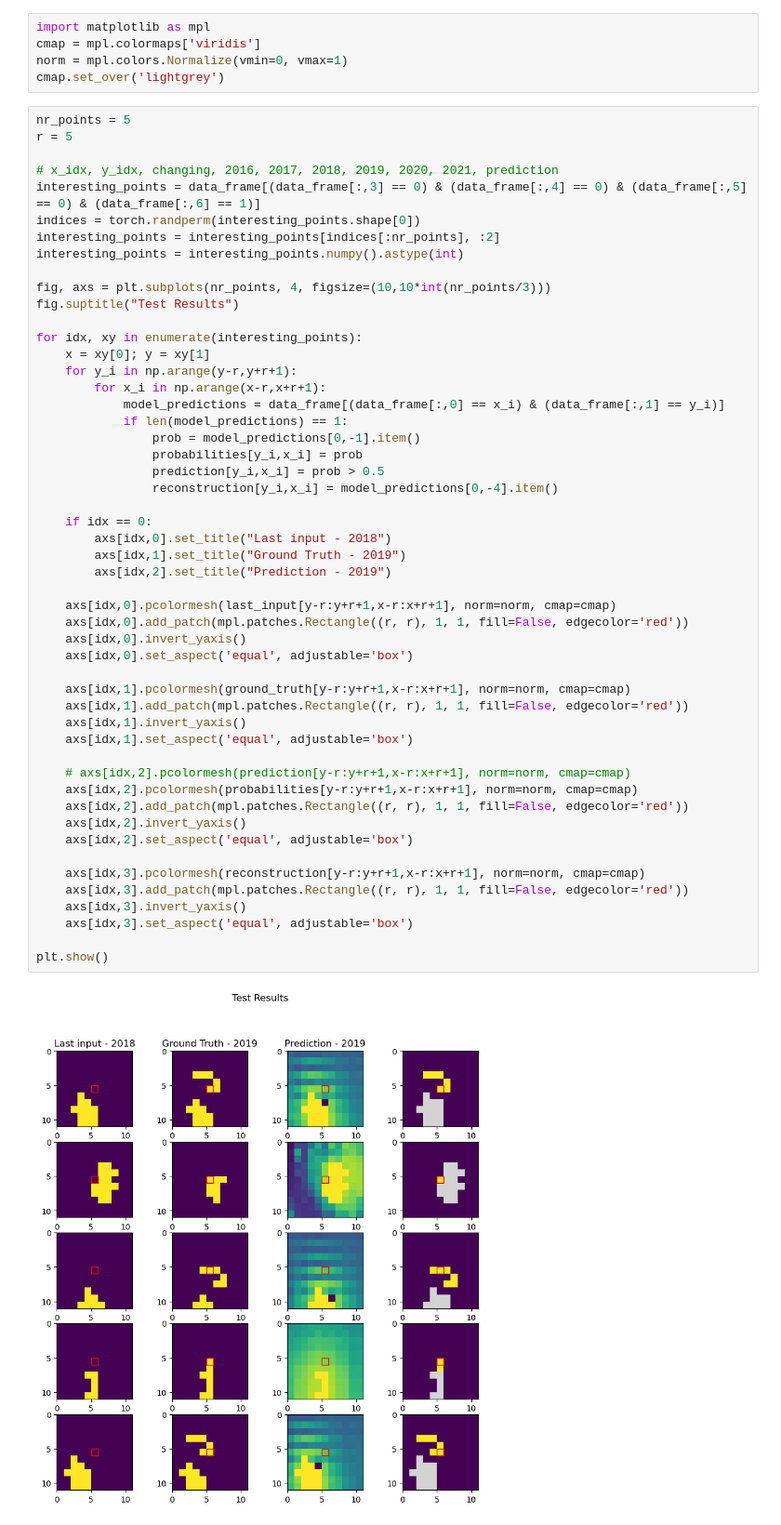
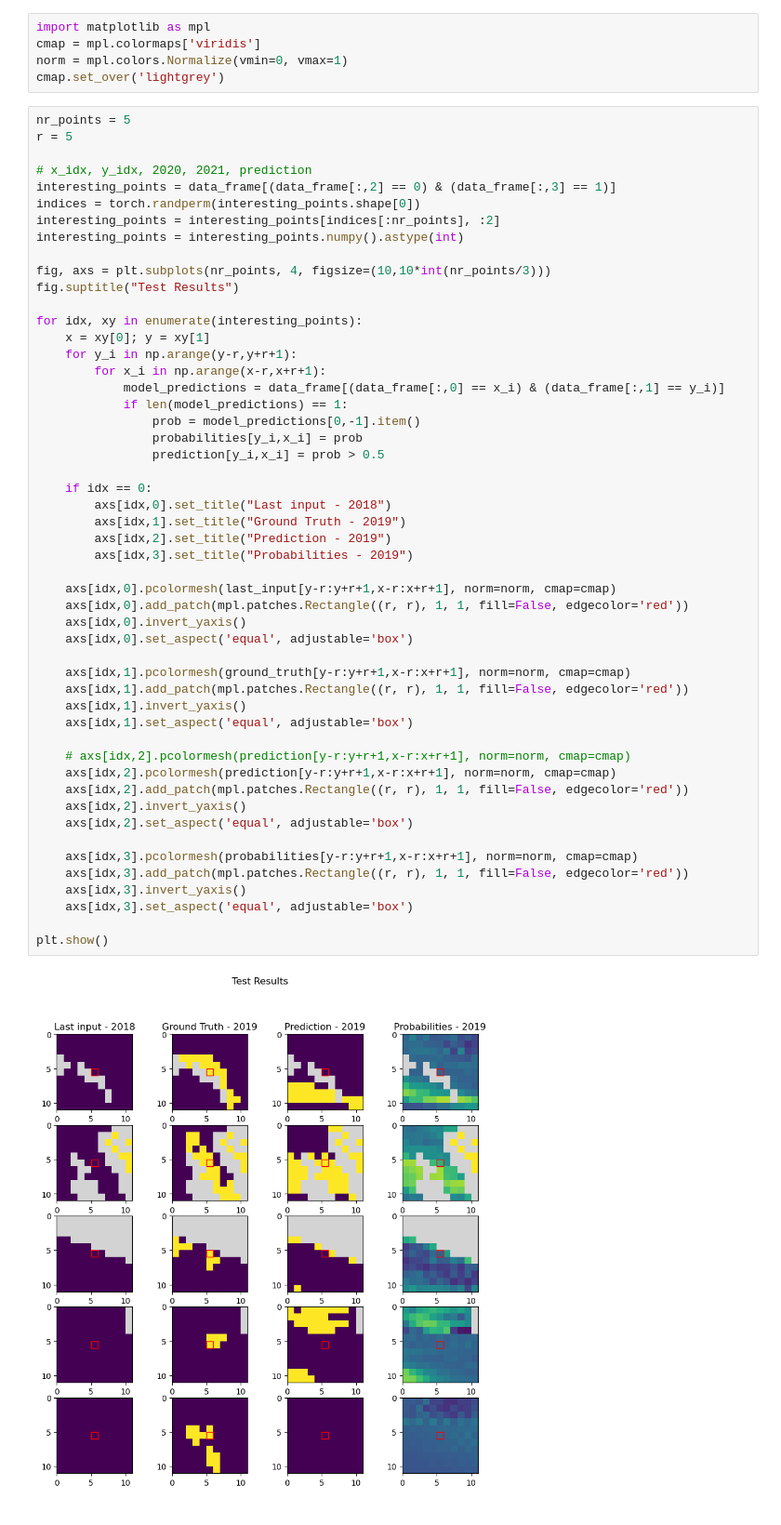
Before and after one commit to TimEngelmann/future-deforestation, a Jupyter notebook: notebooks/visualization.ipynb, the cells around one changed output. Shown at 93% size. Saved outputs shown, nothing was run; the diff lists cells and outputs as text.

```diff
--- a/notebooks/visualization.ipynb
+++ b/notebooks/visualization.ipynb
@@ -48,8 +27,8 @@ cmap.set_over('lightgrey')
 nr_points = 5
 r = 5
 
-# x_idx, y_idx, changing, 2016, 2017, 2018, 2019, 2020, 2021, prediction
-interesting_points = data_frame[(data_frame[:,3] == 0) & (data_frame[:,4] == 0) & (data_frame[:,5] == 0) & (data_frame[:,6] == 1)]
+# x_idx, y_idx, 2020, 2021, prediction
+interesting_points = data_frame[(data_frame[:,2] == 0) & (data_frame[:,3] == 1)]
 indices = torch.randperm(interesting_points.shape[0])
 interesting_points = interesting_points[indices[:nr_points], :2]
 interesting_points = interesting_points.numpy().astype(int)
@@ -66,34 +45,34 @@ for idx, xy in enumerate(interesting_points):
                 prob = model_predictions[0,-1].item()
                 probabilities[y_i,x_i] = prob
                 prediction[y_i,x_i] = prob > 0.5
-                reconstruction[y_i,x_i] = model_predictions[0,-4].item()
 
     if idx == 0:
         axs[idx,0].set_title("Last input - 2018")
         axs[idx,1].set_title("Ground Truth - 2019")
         axs[idx,2].set_title("Prediction - 2019")
+        axs[idx,3].set_title("Probabilities - 2019")
 
     axs[idx,0].pcolormesh(last_input[y-r:y+r+1,x-r:x+r+1], norm=norm, cmap=cmap)
     axs[idx,0].add_patch(mpl.patches.Rectangle((r, r), 1, 1, fill=False, edgecolor='red'))
     axs[idx,0].invert_yaxis()
     axs[idx,0].set_aspect('equal', adjustable='box')
 
     axs[idx,1].pcolormesh(ground_truth[y-r:y+r+1,x-r:x+r+1], norm=norm, cmap=cmap)
     axs[idx,1].add_patch(mpl.patches.Rectangle((r, r), 1, 1, fill=False, edgecolor='red'))
     axs[idx,1].invert_yaxis()
     axs[idx,1].set_aspect('equal', adjustable='box')
 
     # axs[idx,2].pcolormesh(prediction[y-r:y+r+1,x-r:x+r+1], norm=norm, cmap=cmap)
-    axs[idx,2].pcolormesh(probabilities[y-r:y+r+1,x-r:x+r+1], norm=norm, cmap=cmap)
+    axs[idx,2].pcolormesh(prediction[y-r:y+r+1,x-r:x+r+1], norm=norm, cmap=cmap)
     axs[idx,2].add_patch(mpl.patches.Rectangle((r, r), 1, 1, fill=False, edgecolor='red'))
     axs[idx,2].invert_yaxis()
     axs[idx,2].set_aspect('equal', adjustable='box')
 
-    axs[idx,3].pcolormesh(reconstruction[y-r:y+r+1,x-r:x+r+1], norm=norm, cmap=cmap)
+    axs[idx,3].pcolormesh(probabilities[y-r:y+r+1,x-r:x+r+1], norm=norm, cmap=cmap)
     axs[idx,3].add_patch(mpl.patches.Rectangle((r, r), 1, 1, fill=False, edgecolor='red'))
     axs[idx,3].invert_yaxis()
     axs[idx,3].set_aspect('equal', adjustable='box')
 
 plt.show()
 # %% [output]
-[figure, old version]
+[figure, new version]
```
Also changed, not shown: parts of 4 cells of this notebook, 6 other files.
